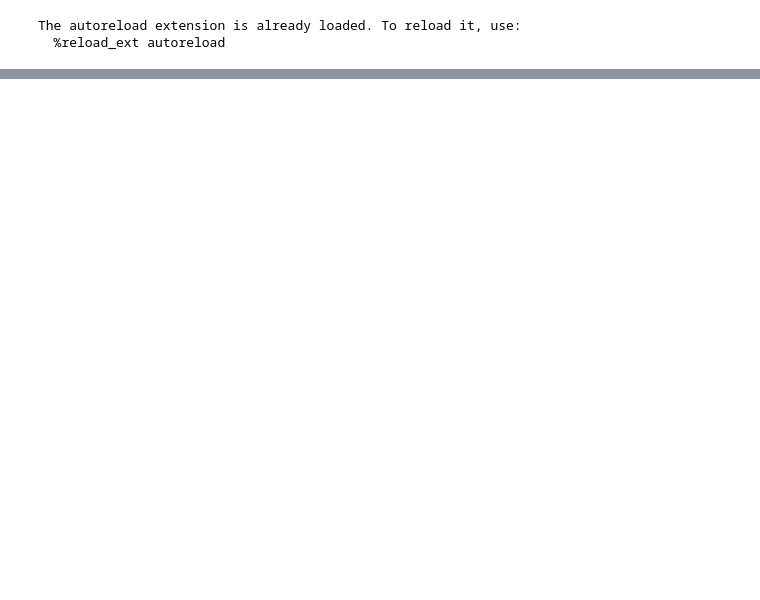
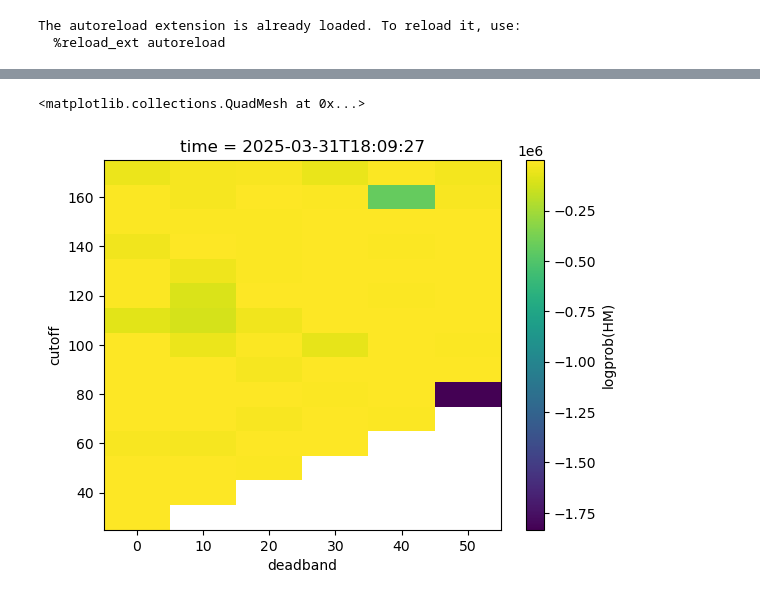
Before and after one commit to alexnaoki/soilgasflux_fcs, a Jupyter notebook: notebooks/multiprocessing_windows.ipynb, the cells around one changed output, grey strips where cells are left out. Saved outputs shown, nothing was run; the diff lists cells and outputs as text; code cells hidden in the pictures; blank space fills up the shorter version.

```diff
--- a/notebooks/multiprocessing_windows.ipynb
+++ b/notebooks/multiprocessing_windows.ipynb
@@ -46,0 +109,5 @@ expected_results.to_netcdf('./output/expected_synthetic_data62_2024-11-20.nc')
+# %%
+ds.isel(time=0)['logprob(HM)'].median(dim=['MC']).plot()
+# %% [output]
+<matplotlib.collections.QuadMesh at 0x...>
+[figure, added]
```
Also changed, not shown: parts of 17 cells of this notebook, 2 other files.
